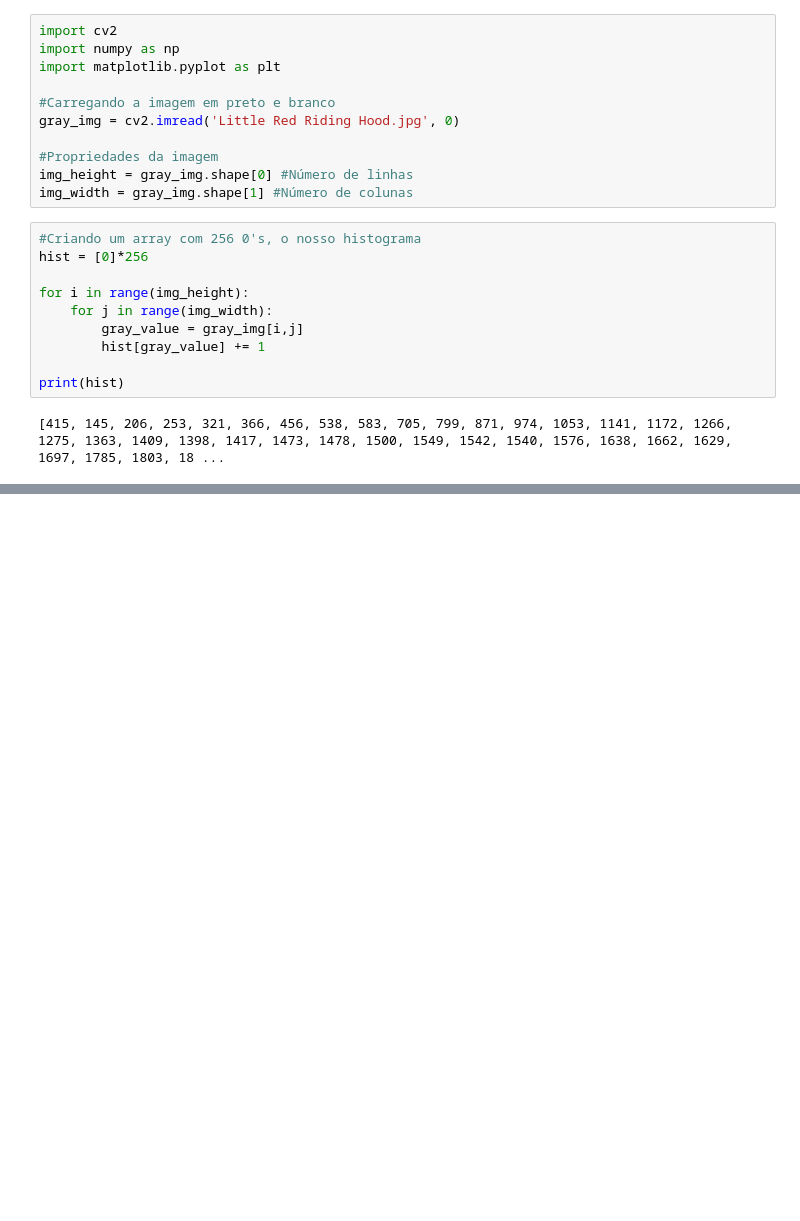
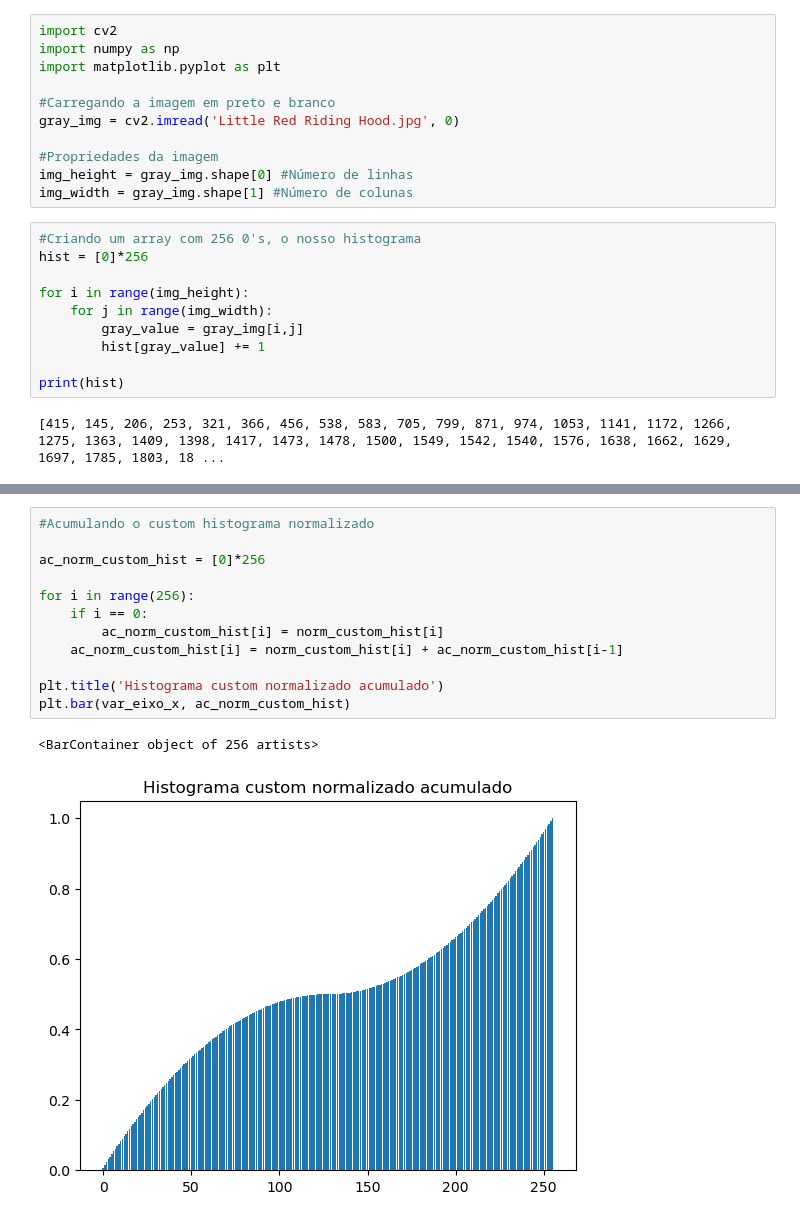
Before and after one commit to RaulMartino/Cefet, a Jupyter notebook: Processamento de Imagens/Rascunho pra estudo.ipynb, the cells around one changed output, grey strips where cells are left out. Drawn from its saved outputs; the diff is of its cells as text; blank space fills up the shorter version.

```diff
--- a/Processamento de Imagens/Rascunho pra estudo.ipynb
+++ b/Processamento de Imagens/Rascunho pra estudo.ipynb
@@ -63,0 +127,15 @@ plt.bar(var_eixo_x, ac_norm_hist)
+# %%
+#Acumulando o custom histograma normalizado
+
+ac_norm_custom_hist = [0]*256
+
+for i in range(256):
+    if i == 0:
+        ac_norm_custom_hist[i] = norm_custom_hist[i]
+    ac_norm_custom_hist[i] = norm_custom_hist[i] + ac_norm_custom_hist[i-1]
+
+plt.title('Histograma custom normalizado acumulado')
+plt.bar(var_eixo_x, ac_norm_custom_hist)
+# %% [output]
+<BarContainer object of 256 artists>
+[figure, added]
```
Also changed, not shown: parts of 11 cells of this notebook.
